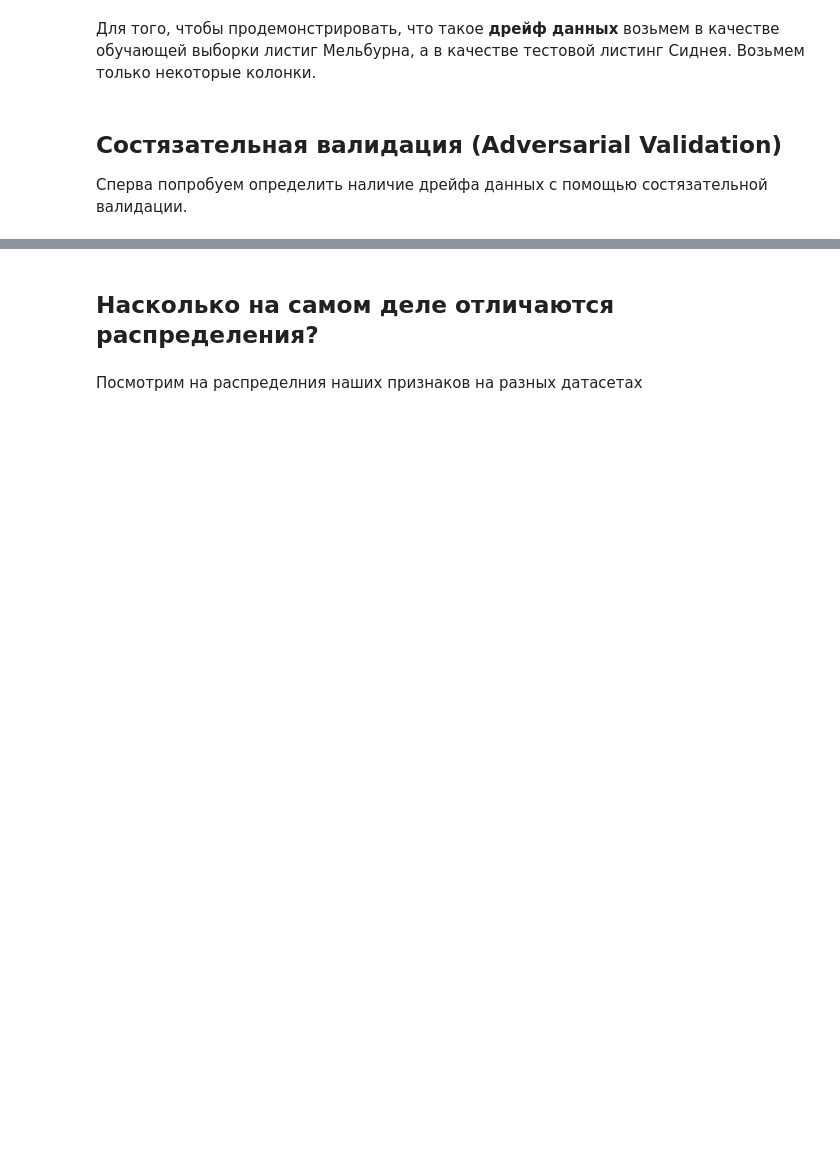
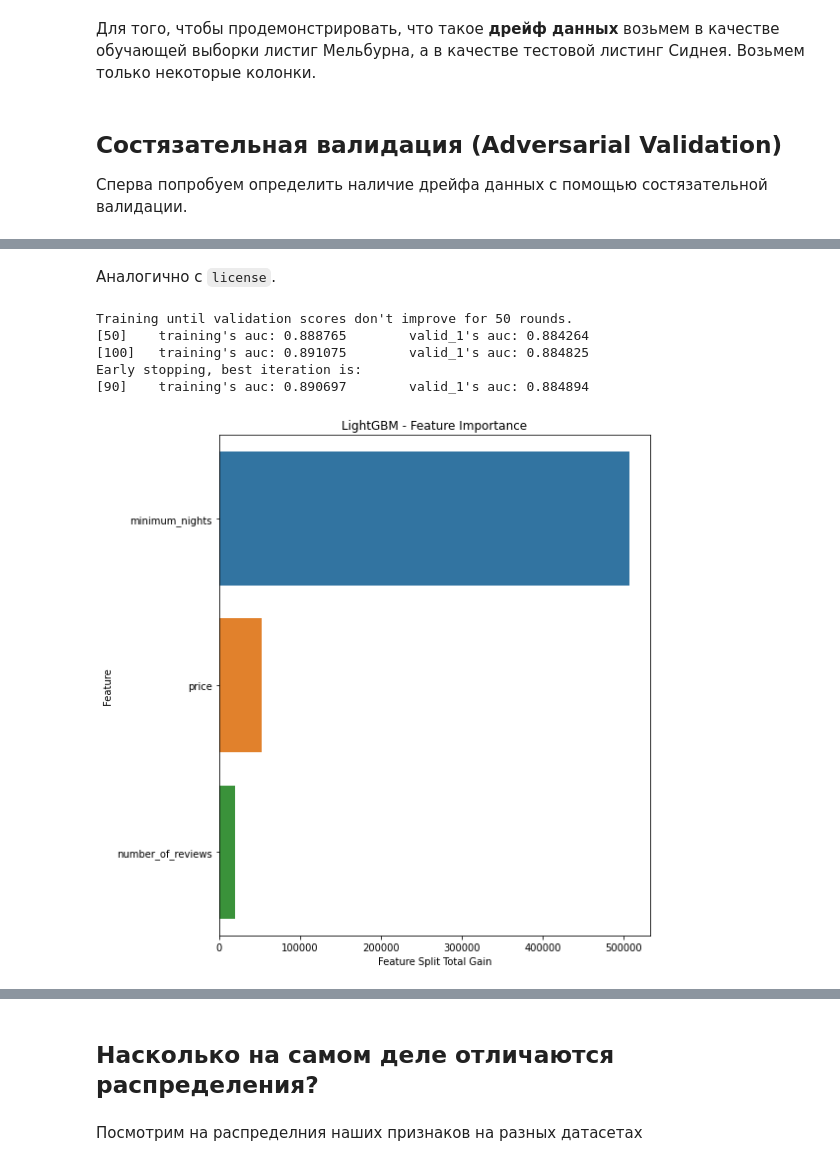
Before and after one commit to AlexGrunt/MLValidation, a Jupyter notebook: examples/data_drift_detection_example.ipynb, the cells around one changed output, grey strips where cells are left out. Drawn from its saved outputs; the diff is of its cells as text; code cells hidden in the pictures; blank space fills up the shorter version.

```diff
--- a/examples/data_drift_detection_example.ipynb
+++ b/examples/data_drift_detection_example.ipynb
@@ -129,0 +137,23 @@ Did not meet early stopping. Best iteration is:
+# %% [markdown]
+Аналогично с `license`.
+# %%
+feats = [
+         "number_of_reviews",
+         "minimum_nights",
+         "price",
+]
+
+cat_feats = []
+
+
+melb = melb[feats]
+sydney = sydney[feats]
+
+clf, feature_imp = adv_val(melb, sydney, feats, cat_feats)
+# %% [output]
+Training until validation scores don't improve for 50 rounds.
+[50]    training's auc: 0.888765        valid_1's auc: 0.884264
+[100]   training's auc: 0.891075        valid_1's auc: 0.884825
+Early stopping, best iteration is:
+[90]    training's auc: 0.890697        valid_1's auc: 0.884894
+[figure, added]
```
Also changed, not shown: parts of 19 cells of this notebook.
